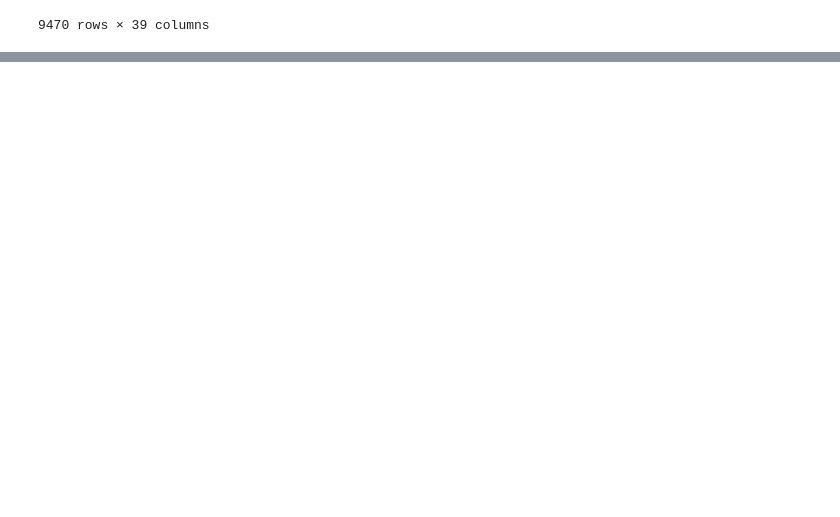
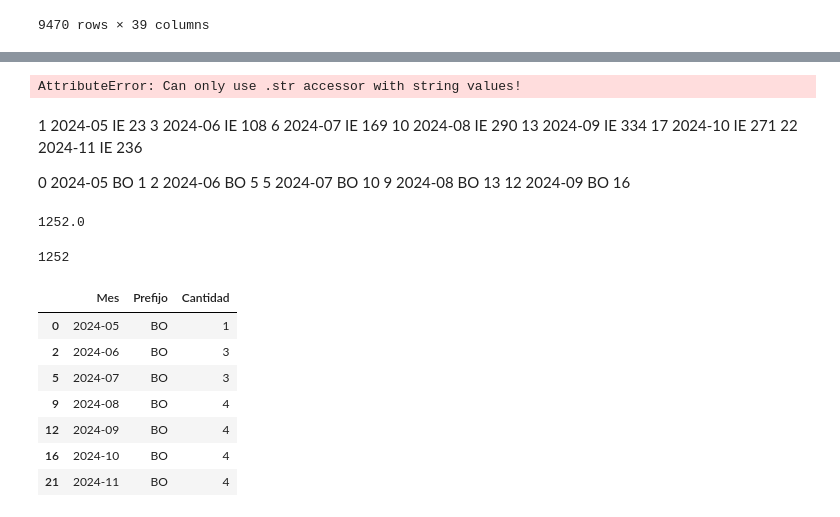
Before and after one commit to ComancheMario/Python-, a Jupyter notebook: PAE_Interventoria/2024-I/Untitled-1.ipynb, the cells around one changed output, grey strips where cells are left out. Saved outputs shown, nothing was run; the diff lists cells and outputs as text; code cells hidden in the pictures; blank space fills up the shorter version.

```diff
--- a/PAE_Interventoria/2024-I/Untitled-1.ipynb
+++ b/PAE_Interventoria/2024-I/Untitled-1.ipynb
@@ -236,0 +292,70 @@ df_OR
+# %%
+# Extraer prefijo (IE, BO) del código
+df['Prefijo'] = df['Código Visita'].str.split('-').str[0]
+
+# Diccionario para traducir los nombres de meses al formato inglés
+meses_traduccion = {
+    "ENE": "JAN", "FEB": "FEB", "MAR": "MAR", "ABR": "APR", "MAY": "MAY", "JUN": "JUN",
+    "JUL": "JUL", "AGO": "AUG", "SEP": "SEP", "OCT": "OCT", "NOV": "NOV", "DIC": "DEC"
+}
+
+# Reemplazar los nombres de meses en español por inglés
+for esp, eng in meses_traduccion.items():
+    df['Fecha Planeada Inicio'] = df['Fecha Planeada Inicio'].str.replace(esp, eng)
+
+# Convertir fecha a formato datetime
+df['Fecha Planeada Inicio'] = pd.to_datetime(df['Fecha Planeada Inicio'], format='%d-%b-%y')
+
+# Extraer mes y año para agrupar
+df['Mes'] = df['Fecha Planeada Inicio'].dt.to_period('M')
+
+# Contar por prefijo y mes
+conteo = df.groupby(['Mes', 'Prefijo']).size().reset_index(name='Cantidad')
+
+
+print(conteo)
+# %% [output]
+AttributeError: Can only use .str accessor with string values!
+# %% [markdown]
+1   2024-05        IE        23
+3   2024-06        IE       108
+6   2024-07        IE       169
+10  2024-08        IE       290
+13  2024-09        IE       334
+17  2024-10        IE       271
+22  2024-11        IE       236
+
+0   2024-05        BO         1
+2   2024-06        BO         5
+5   2024-07        BO        10
+9   2024-08        BO        13
+12  2024-09        BO        16
+# %%
+# Separar el DataFrame conteo por prefijos
+conteo_por_prefijo = {prefijo: conteo[conteo['Prefijo'] == prefijo] for prefijo in conteo['Prefijo'].unique()}
+
+# Acceder a cada DataFrame
+conteo_ie = conteo_por_prefijo.get('IE', pd.DataFrame())
+conteo_bo = conteo_por_prefijo.get('BO', pd.DataFrame())
+# %%
+conteo_ie
+total = conteo_ie['Cantidad'].sum()
+print(total)
+# %% [output]
+1252.0
+# %%
+c = 22+75+144+252+300+238+221
+print(c)
+# %% [output]
+1252
+# %%
+conteo_bo
+# %% [output]
+|  | Mes | Prefijo | Cantidad |
+| 0 | 2024-05 | BO | 1 |
+| 2 | 2024-06 | BO | 3 |
+| 5 | 2024-07 | BO | 3 |
+| 9 | 2024-08 | BO | 4 |
+| 12 | 2024-09 | BO | 4 |
+| 16 | 2024-10 | BO | 4 |
+| 21 | 2024-11 | BO | 4 |
```
Also changed, not shown: parts of 7 cells of this notebook, 11 other files.
